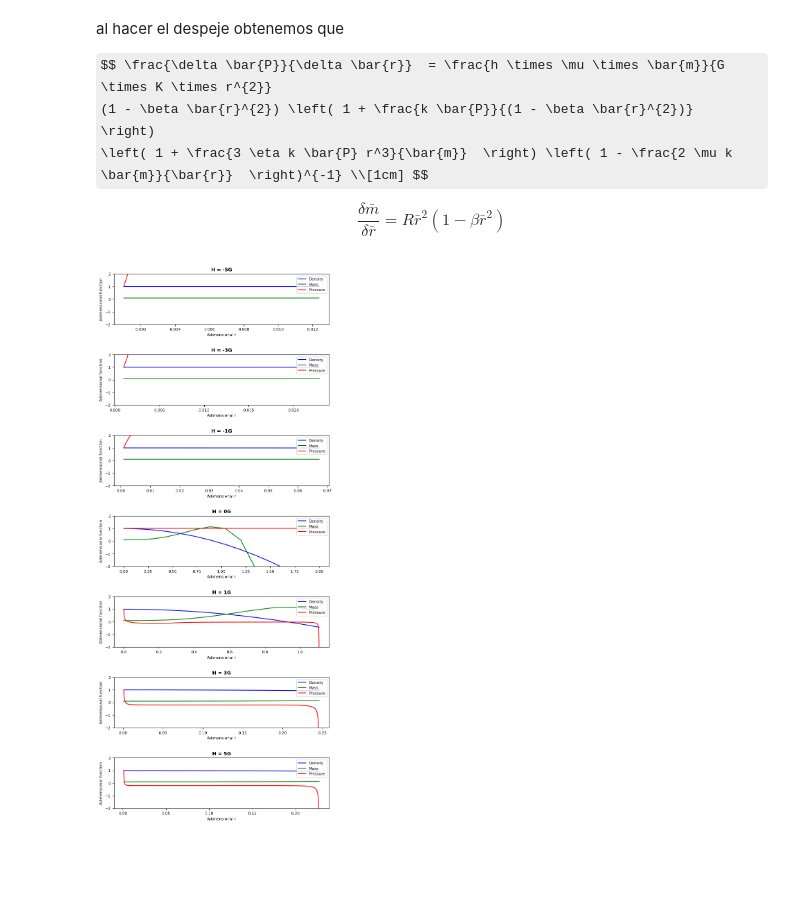
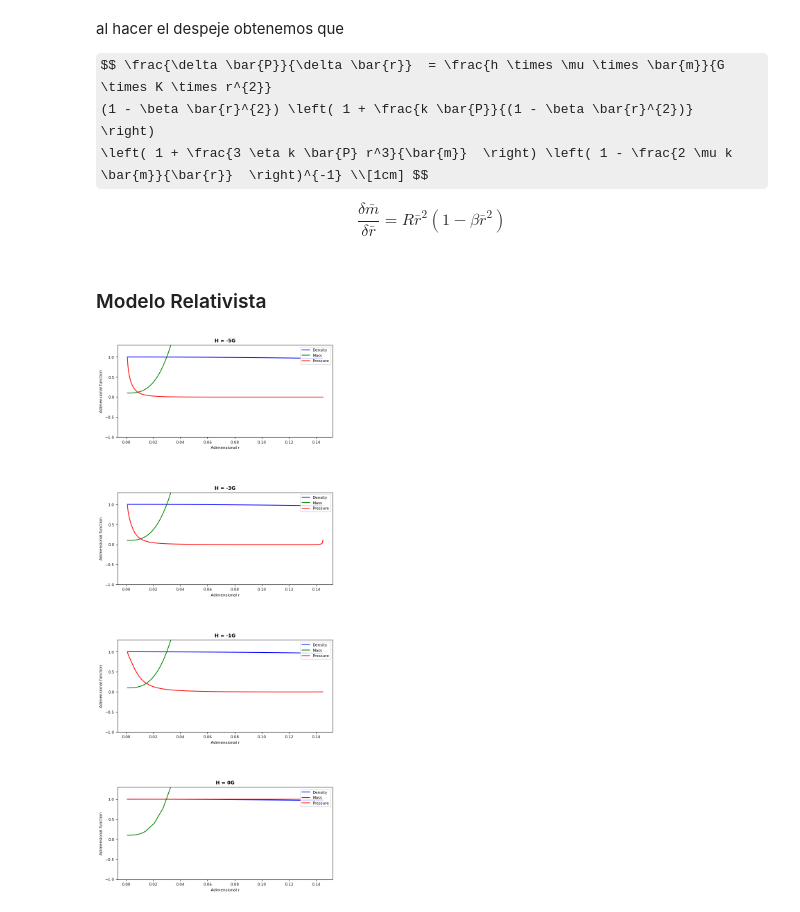
Before and after one commit to wDavid98/Autogravitantes_taller, a Jupyter notebook: Taller3.ipynb, the cells around one changed output. Drawn from its saved outputs; the diff is of its cells as text; code cells hidden in the pictures; some formulas as TeX source; blank space fills up the shorter version.

```diff
--- a/Taller3.ipynb
+++ b/Taller3.ipynb
@@ -57,8 +64,8 @@ Así al resolver la integral obtenemos los siguientes resultados:
 # %%
 # constants
-u = 1
-k = 5
-n = 6
+u = 0.001
+k = 100
+n = 100000
 B = 5/3 * (1 - 3/n)
 G = 6.67430e-11 # meters cubed per kilogram second squared
 
@@ -77,22 +84,22 @@ def odes(r, x):
 x0 = [1, 0]
 
 # declare a time vector (time window)
-r = np.linspace(0.001,2,10000)
+r = np.linspace(0.001,0.145,10000)
 
 # It only makes sense to represent h as multiples of G because it holds the same degree of magnitud according to G units
-h_values = [-5*G, -3*G, -1*G, 0*G, 1*G, 3*G, 5*G]
-g_values = [-5, -3, -1, 0, 1, 3, 5]
+h_values = [-5*G, -3*G, -1*G, 0*G]
+g_values = [-5, -3, -1, 0]
 pressure_values = []
 mass_values = []
 density_values = []
 
 for h in h_values:
-    x = solve_ivp(odes, t_eval = r , y0 = x0, t_span=[0.001, 2])
+    x = solve_ivp(odes, t_eval = r , y0 = x0, t_span=[0.001, 0.145])
     density_values.append(1 - B * pow(r, 2))
     pressure_values.append(x.y[0])
     mass_values.append(x.y[1])
 
-fig, axs = plt.subplots(nrows=7, ncols=1, figsize=(8, 20), gridspec_kw={'hspace': 0.6})
+fig, axs = plt.subplots(nrows=4, ncols=1, figsize=(8, 20), gridspec_kw={'hspace': 0.6})
 
 for i, g_value in enumerate(g_values):
     axs[i].plot(r, density_values[i], label='Density', color='blue')
@@ -120,11 +166,13 @@ $$ \frac{\delta \bar{P}}{\delta \bar{r}}  = \frac{h \times \mu \times \bar{m}}{G
 \left( 1 + \frac{3 \eta k \bar{P} r^3}{\bar{m}}  \right) \left( 1 - \frac{2 \mu k \bar{m}}{\bar{r}}  \right)^{-1} \\[1cm] $$
 
 $$ \frac{\delta \bar{m} }{\delta \bar{r}} = R \bar{r}^2 ( 1 - \beta \bar{r}^{2})$$
+# %% [markdown]
+### Modelo Relativista
 # %%
 # constants
-u = 1
-k = 5
-n = 10
+u = 0.001
+k = 100
+n = 100000
 B = 5/3 * (1 - 3/n)
 G = 6.67430e-11 # meters cubed per kilogram second squared
 
@@ -134,7 +182,7 @@ def odes(r, x):
     m = x[1]
 
     # define each ODE
-    dPdr = (1 - B * pow(r, 2)) * (h * u * m) / (G * k * pow(r, 2)) * (1 + (k * P)/(1 - B * pow(r, 2))) * (1 + 3 * n * k * P * pow(r, 3) / m) / (1 - 2 * u * m / r)
+    dPdr = (1 - B * pow(r, 2)) * ((h * u * m) / (G * k * pow(r, 2))) * (1 + (k * P)/(1 - B * pow(r, 2))) * ((1 + (3 * n * k * P * pow(r, 3)) / m) / (1 - (2 * u * m )/ r))
     dmdr = (1 - B * pow(r, 2)) * n * pow(r, 2)
 
     return [dPdr, dmdr]
@@ -143,39 +191,39 @@ def odes(r, x):
 x0 = [1, 0.1]
 
 # declare a time vector (time window)
-r = np.linspace(0.001, 2, 1000)
+r = np.linspace(0.001, 0.145, 1000)
 
 # It only makes sense to represent h as multiples of G because it holds the same degree of magnitud according to G units
-h_values = [-5*G, -3*G, -1*G, 0*G, 1*G, 3*G, 5*G]
-g_values = [-5, -3, -1, 0, 1, 3, 5]
+h_values = [-5*G, -3*G, -1*G, 0*G]
+g_values = [-5, -3, -1, 0]
 pressure_values = []
 mass_values = []
 density_values = []
 r_values = []
 
 
 for h in h_values:
-    x = solve_ivp(odes, y0 = x0, t_span=[0.001, 2], method='Radau')
+    x = solve_ivp(odes, y0 = x0, t_span=[0.001, 0.145], method='BDF')
     r_values.append(x.t)
     density_values.append(1 - B * pow(x.t, 2))
     pressure_values.append(x.y[0])
     mass_values.append(x.y[1])
 
-fig, axs = plt.subplots(nrows=7, ncols=1, figsize=(8, 20), gridspec_kw={'hspace': 0.6})
+fig, axs = plt.subplots(nrows=4, ncols=1, figsize=(8, 20), gridspec_kw={'hspace': 0.6})
 
 for i, g_value in enumerate(g_values):
     axs[i].plot(r_values[i], density_values[i], label='Density', color='blue')
     axs[i].plot(r_values[i], mass_values[i], label='Mass', color='green')
     axs[i].plot(r_values[i], pressure_values[i], label='Pressure', color='red')
     axs[i].set_title(f'H = {g_value}G', fontsize=10, fontweight='bold')
     axs[i].set_xlabel('Adimensional r', fontsize=8)
     axs[i].set_ylabel('Adimensional function', fontsize=8)
-    axs[i].set_ylim(-2, 2)
+    axs[i].set_ylim(-1, 1.3)
 
     # Set the font size of the tick labels on the x and y axes
     axs[i].tick_params(axis='both', labelsize=8)
 
     # Add a legend to the plot
     axs[i].legend(loc='upper right', fontsize=8)
 # %% [output]
-[figure, old version]
+[figure, new version]
```
Also changed, not shown: parts of 12 cells of this notebook, 1 other file.
